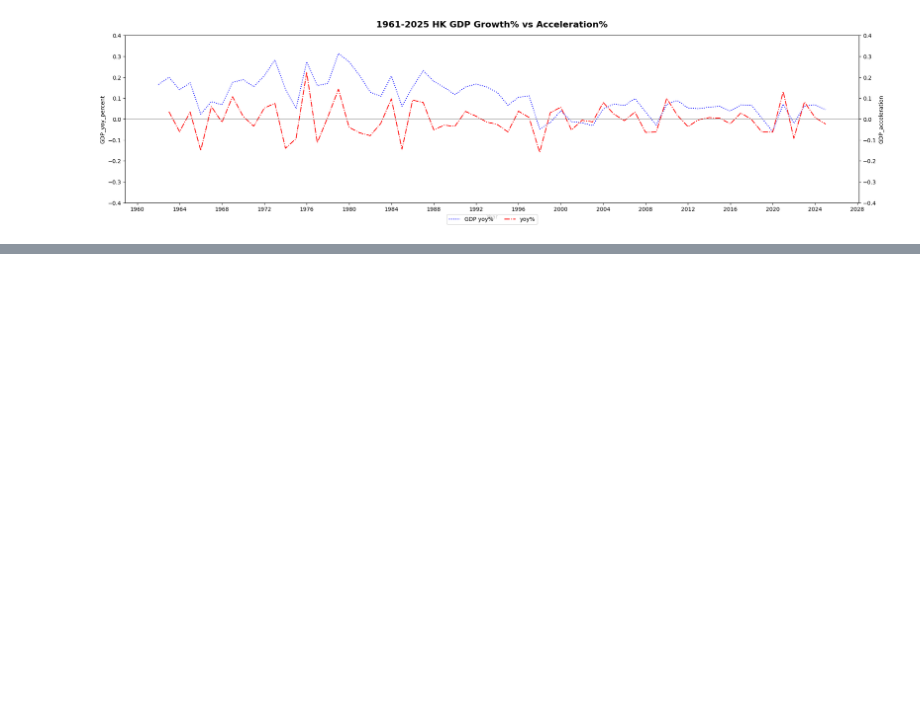
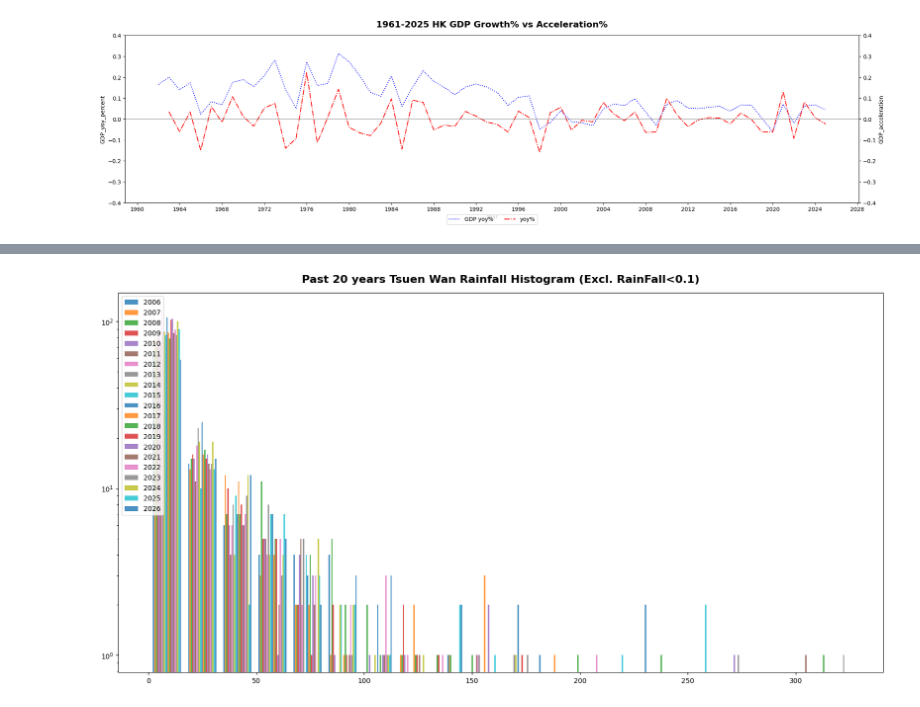
Before and after one commit to leo-cheung37/leo-cheung37, a Jupyter notebook: Statistics/Descriptive Statistics/descriptive_statistics.ipynb, the cells around one changed output, grey strips where cells are left out. Cells and saved outputs as stored; diff of their text form; code cells hidden in the pictures; blank space fills up the shorter version.

```diff
--- a/Statistics/Descriptive Statistics/descriptive_statistics.ipynb
+++ b/Statistics/Descriptive Statistics/descriptive_statistics.ipynb
@@ -531,0 +746,11 @@ plt.show()
+# %%
+#4. Plot histogram - Show RainFall distribution by Year
+# _year=sorted(df_final_cut['Year'].unique()) #Get Unique Year
+data_by_month=[df_final_cut[(df_final_cut['Year'] ==y) & (df_final_cut['RainFall']>0.1)]['RainFall'] for y in _year] #cut data by month without aggreation
+plt.figure(figsize=(20, 10))
+plt.hist(data_by_month,bins=20,label=_year, alpha=0.8, histtype='bar', log=True)
+plt.title("Past 20 years Tsuen Wan Rainfall Histogram (Excl. RainFall<0.1)", fontsize=16, fontweight='bold', pad=15)
+plt.legend(loc='upper left')
+plt.show()
+# %% [output]
+[figure, added]
```
Also changed, not shown: parts of 6 cells of this notebook, 1 other file.
